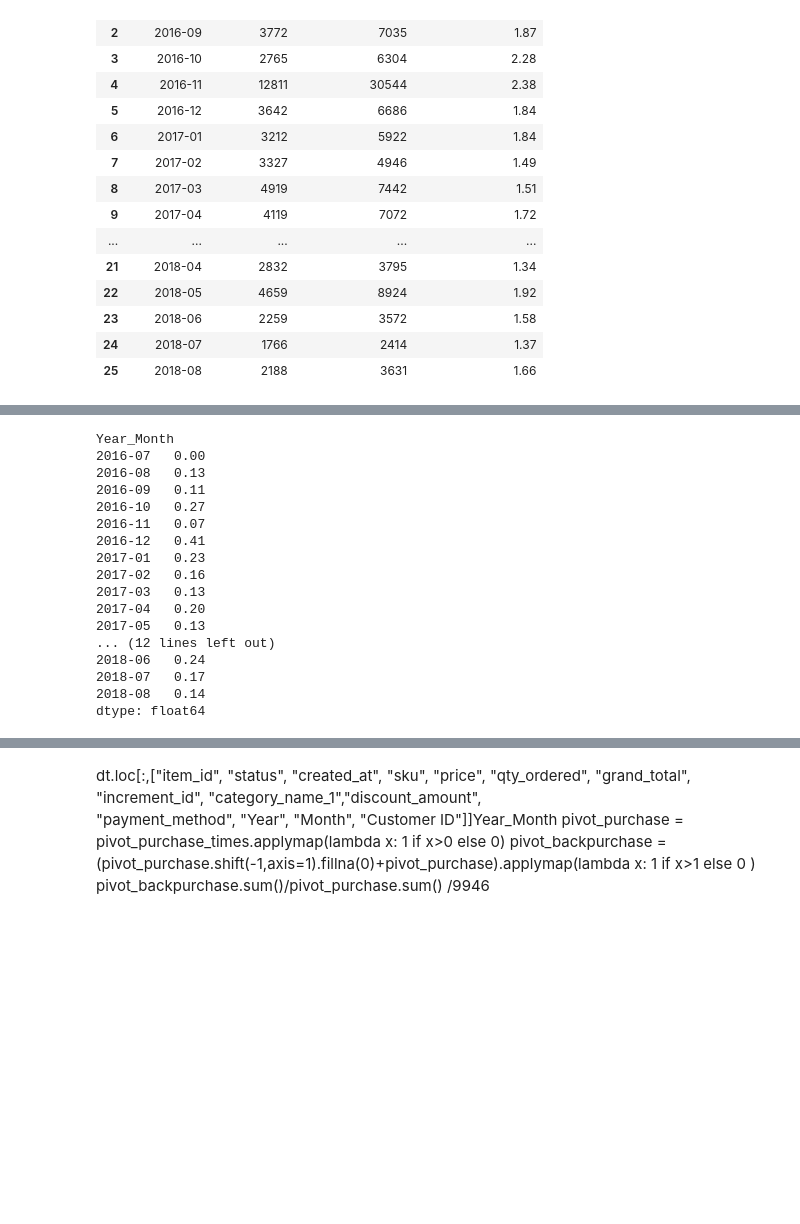
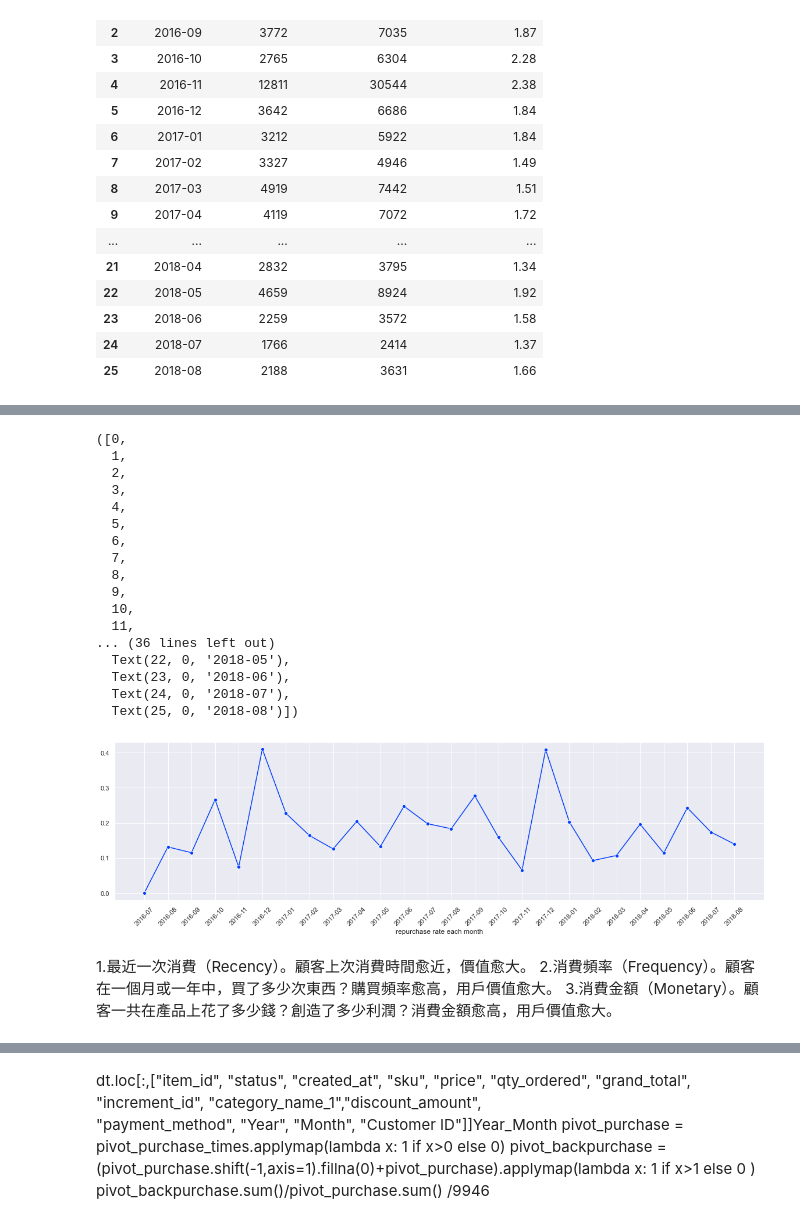
Before and after one commit to LiangYuDer/E-commerce-Analysis, a Jupyter notebook: ec_analysis.ipynb, the cells around one changed output, grey strips where cells are left out. Drawn from its saved outputs; the diff is of its cells as text; code cells hidden in the pictures; blank space fills up the shorter version.

```diff
--- a/ec_analysis.ipynb
+++ b/ec_analysis.ipynb
@@ -273,24 +271,37 @@ purchase_time
 115326 rows × 26 columns
 # %%
 pivot_purchase = purchase_time.applymap(lambda x:1 if x>0 else 0)
-pivot_backpurchase = (pivot_purchase.shift(-1,axis=1).fillna(0)+pivot_purchase).applymap(lambda x: 1 if x>1 else 0 )
-pivot_backpurchase = pivot_backpurchase.shift(1,axis=1).fillna(0)
-pivot_backpurchase.sum()/pivot_purchase.sum()
+pivot_repurchase = (pivot_purchase.shift(-1,axis=1).fillna(0)+pivot_purchase).applymap(lambda x: 1 if x>1 else 0 )
+pivot_repurchase = pivot_repurchase.shift(1,axis=1).fillna(0)
+repurchase_rate = pivot_repurchase.sum()/pivot_purchase.sum()
+repurchase_rate = repurchase_rate.reset_index(name = "repurchase_rate")
-# %% [output]
-Year_Month
-2016-07   0.00
-2016-08   0.13
-2016-09   0.11
-2016-10   0.27
-2016-11   0.07
-2016-12   0.41
-2017-01   0.23
-2017-02   0.16
-2017-03   0.13
-2017-04   0.20
-2017-05   0.13
-... (12 lines left out)
-2018-06   0.24
-2018-07   0.17
-2018-08   0.14
-dtype: float64
+# %%
+fig, ax = plt.subplots(figsize=(20, 5))
+sns.set(style="darkgrid", palette="bright")
+sns.lineplot(data=repurchase_rate, x="Year_Month", y="repurchase_rate",marker="o")
+ax.set_xlabel("repurchase rate each month")
+ax.set_ylabel("")
+plt.xticks(rotation=45)
+# %% [output]
+([0,
+  1,
+  2,
+  3,
+  4,
+  5,
+  6,
+  7,
+  8,
+  9,
+  10,
+  11,
+... (36 lines left out)
+  Text(22, 0, '2018-05'),
+  Text(23, 0, '2018-06'),
+  Text(24, 0, '2018-07'),
+  Text(25, 0, '2018-08')])
+[figure, added]
+# %% [markdown]
+1.最近一次消費（Recency）。顧客上次消費時間愈近，價值愈大。
+2.消費頻率（Frequency）。顧客在一個月或一年中，買了多少次東西？購買頻率愈高，用戶價值愈大。
+3.消費金額（Monetary）。顧客一共在產品上花了多少錢？創造了多少利潤？消費金額愈高，用戶價值愈大。
```
Also changed, not shown: parts of 12 cells of this notebook.
